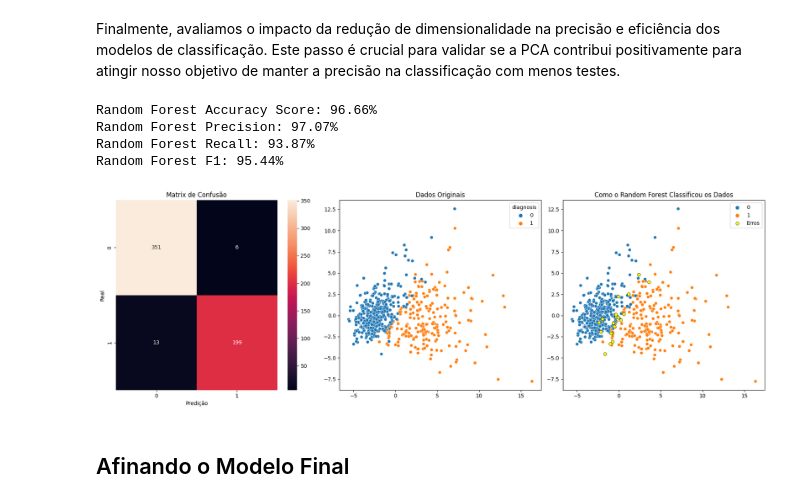
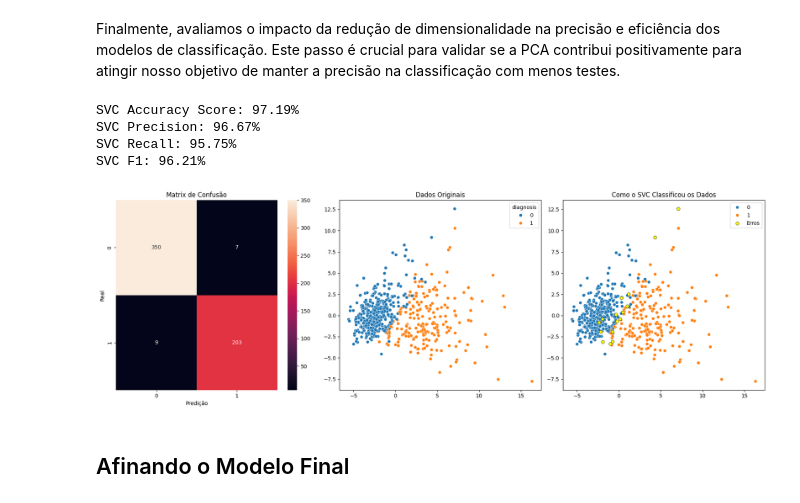
Before and after one commit to headyschwi/tia-project, a Jupyter notebook: main.ipynb, the cells around one changed output. Saved outputs shown, nothing was run; the diff lists cells and outputs as text; code cells hidden in the pictures.

```diff
--- a/main.ipynb
+++ b/main.ipynb
@@ -192,6 +182,7 @@ from sklearn.svm import SVC
 models = {
     "Random Forest": RandomForestClassifier(),
     "KNN": KNeighborsClassifier(),
+    "SVM": SVC()
 }
 # %% [markdown]
 ## Avaliação e Comparação dos Modelos
@@ -267,15 +263,20 @@ Após a aplicação da PCA, é essencial visualizar os dados transformados e ana
 # %%
 from sklearn.decomposition import PCA
+import plotly.express as px
 
-pca = PCA(n_components=2)
+pca = PCA(n_components=3)
 x_pca = pca.fit_transform(X, y)
 
+data_pca = pd.DataFrame(x_pca, columns=["PCA_1", "PCA_2", "PCA_3"])
+data_pca["diagnosis"] = y
 
-plt.figure(figsize=(10, 8))
+plt.figure(figsize=(16, 8))
+plt.subplot(1, 2, 1)
 scatterplot(x=x_pca[:, 0], y=x_pca[:, 1], hue=y)
-plt.title('Visualização dos Dados Após PCA')
+plt.title('Visualização dos Dados 2D PCA')
 plt.xlabel('Primeiro Componente Principal')
 plt.ylabel('Segundo Componente Principal')
 plt.legend(title='Diagnóstico', labels=['Benigno', 'Maligno'])
+
 plt.show()
 # %% [output]
@@ -296,32 +301,36 @@ def get_graphs(model_name, ypred):
     plt.figure(figsize=(18, 6))
 
     plt.subplot(1,3,1)
-    heatmap(confusion_matrix(y, ypred), annot=True, fmt="d")
-    plt.xlabel("Predição")
-    plt.ylabel("Real")
-    plt.title("Matrix de Confusão")
+    heatmap(confusion_matrix(y, ypred), annot=True, fmt="d", annot_kws={"fontsize": 16})
+    plt.xlabel("Predição", fontsize=12)
+    plt.ylabel("Real", fontsize=12)
+    plt.title("Matrix de Confusão" , fontsize=16)
+
+
+
 
     plt.subplot(1,3,2)
     scatterplot(x=x_pca[:,0], y=x_pca[:,1], hue=y, legend="full")
-    plt.title("Dados Originais")
+    plt.title("Dados Originais", fontsize=16)
 
     plt.subplot(1, 3, 3)
     scatterplot(x=x_pca[:, 0], y=x_pca[:, 1], hue=ypred, legend="full")
     scatterplot(x=x_pca[err, 0], y=x_pca[err, 1], color="yellow", edgecolor="black", label="Erros")
     plt.legend()
-    plt.title(f"Como o {model_name} Classificou os Dados")
+    plt.title(f"Como o {model_name} Classificou os Dados", fontsize=16)
 
     plt.tight_layout()
+
     plt.show()
 # %%
-y_pred = cross_val_predict(RandomForestClassifier(), X_new, y, cv=10)
-get_graphs("Random Forest", y_pred)
+y_pred = cross_val_predict(SVC(), X_new, y, cv=10)
+get_graphs("SVC", y_pred)
 # %% [output]
-Random Forest Accuracy Score: 96.66%
-Random Forest Precision: 97.07%
-Random Forest Recall: 93.87%
-Random Forest F1: 95.44%
+SVC Accuracy Score: 97.19%
+SVC Precision: 96.67%
+SVC Recall: 95.75%
+SVC F1: 96.21%
-[figure, old version]
+[figure, new version]
 # %% [markdown]
 ## Afinando o Modelo Final
 # %% [markdown]
```
Also changed, not shown: parts of 13 cells of this notebook, 3 other files.
